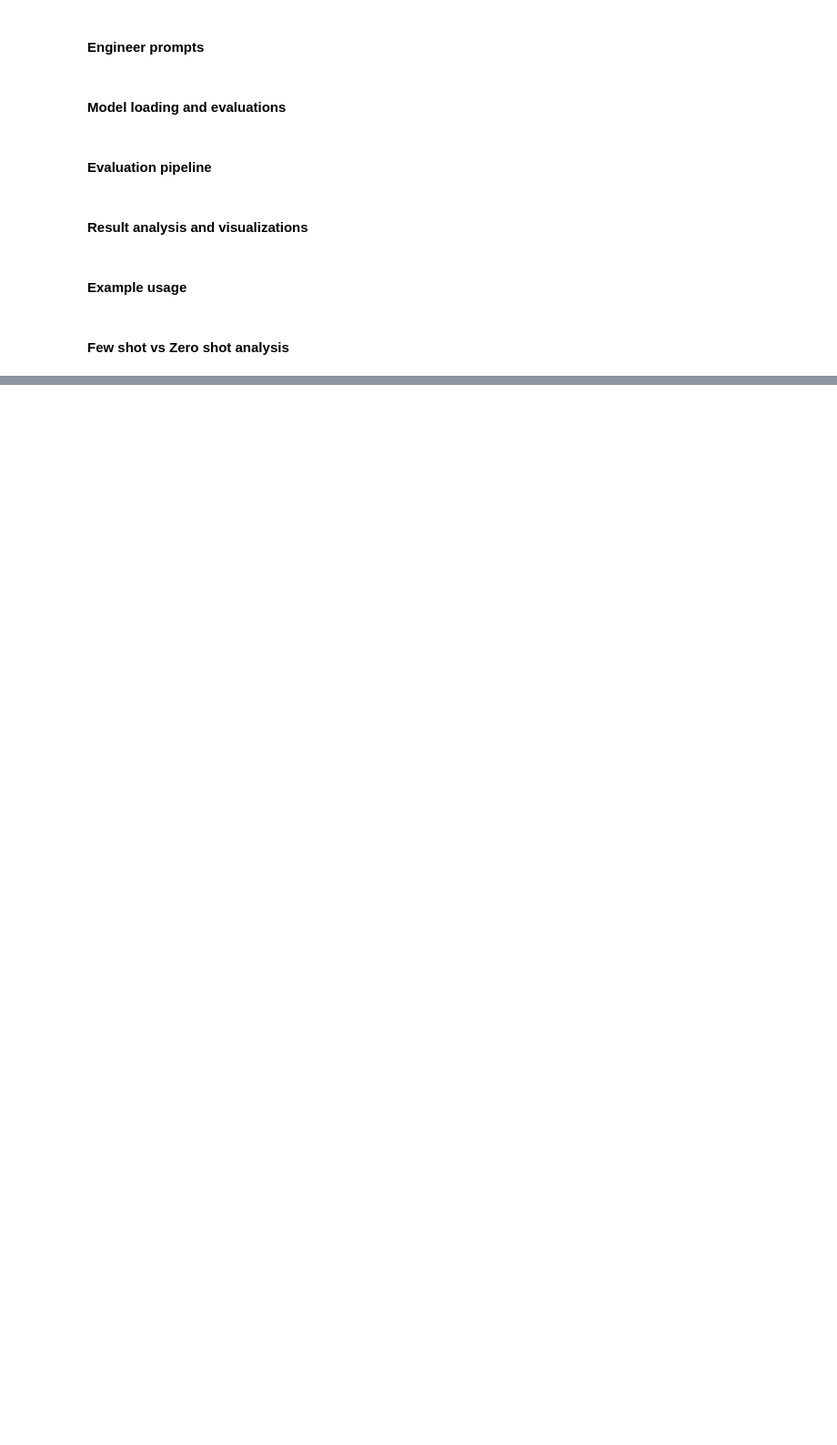
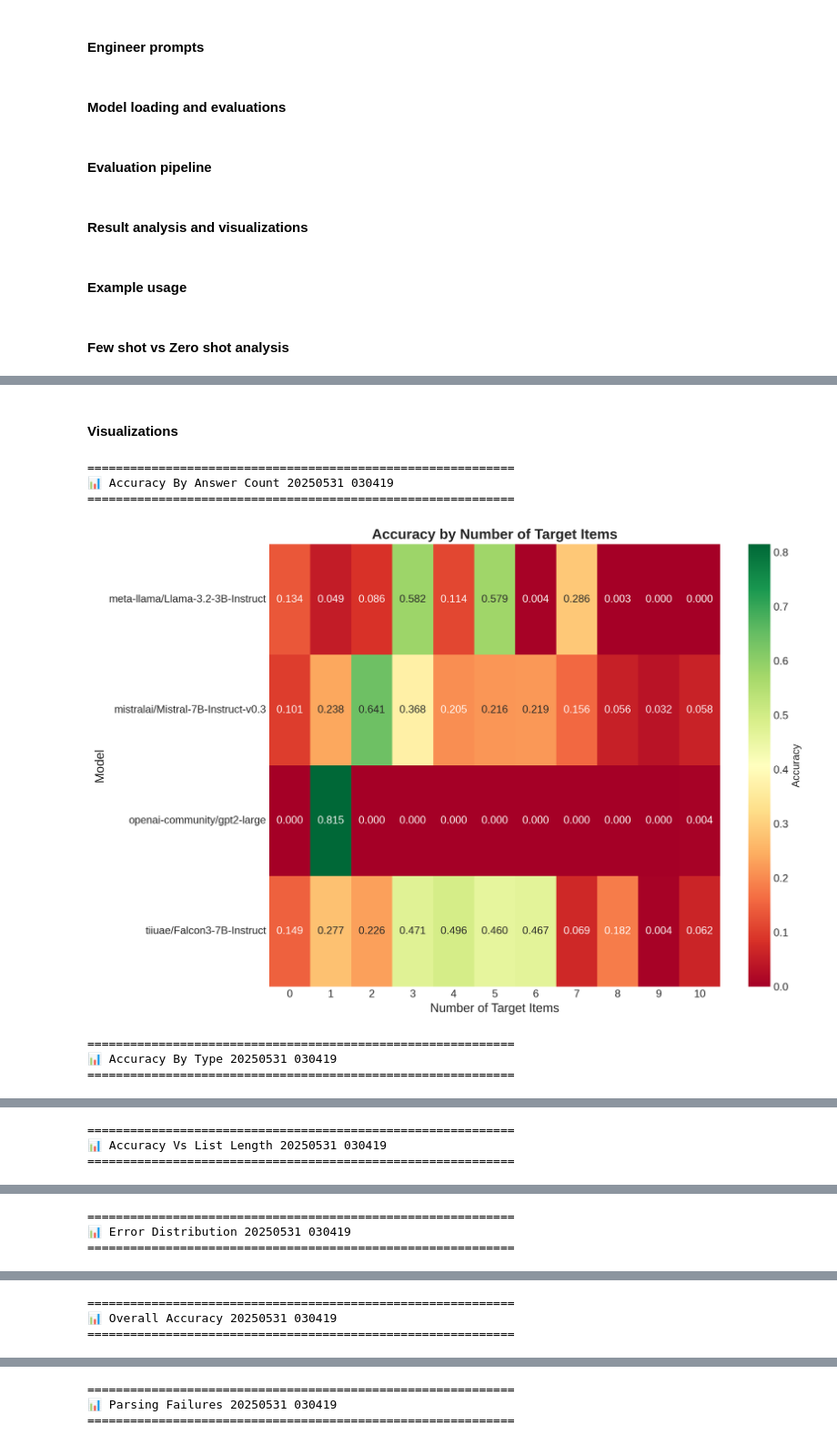
Before and after one commit to AishwaryaHB/counting-task-llm-benchmark, a Jupyter notebook: benchmarking-llms-word-counting.ipynb, the cells around one changed output, grey strips where cells are left out. Shown at 91% size. Drawn from its saved outputs; the diff is of its cells as text; code cells hidden in the pictures; blank space fills up the shorter version.

```diff
--- a/benchmarking-llms-word-counting.ipynb
+++ b/benchmarking-llms-word-counting.ipynb
@@ -587,0 +694,2 @@ To run the evaluation:
+# %% [markdown]
+#### Visualizations
@@ -587,0 +764,11 @@ To run the evaluation:
+# %%
+# Cell 2: Display all latest plots
+display_saved_plots()
+# %% [output]
+============================================================
+📊 Accuracy By Answer Count 20250531 030419
+============================================================
+[figure, added]
+============================================================
+📊 Accuracy By Type 20250531 030419
+============================================================
@@ -587,0 +776,3 @@ To run the evaluation:
+============================================================
+📊 Accuracy Vs List Length 20250531 030419
+============================================================
@@ -587,0 +780,3 @@ To run the evaluation:
+============================================================
+📊 Error Distribution 20250531 030419
+============================================================
@@ -587,0 +784,3 @@ To run the evaluation:
+============================================================
+📊 Overall Accuracy 20250531 030419
+============================================================
@@ -587,0 +788,3 @@ To run the evaluation:
+============================================================
+📊 Parsing Failures 20250531 030419
+============================================================
```
Also changed, not shown: parts of 15 cells of this notebook.
